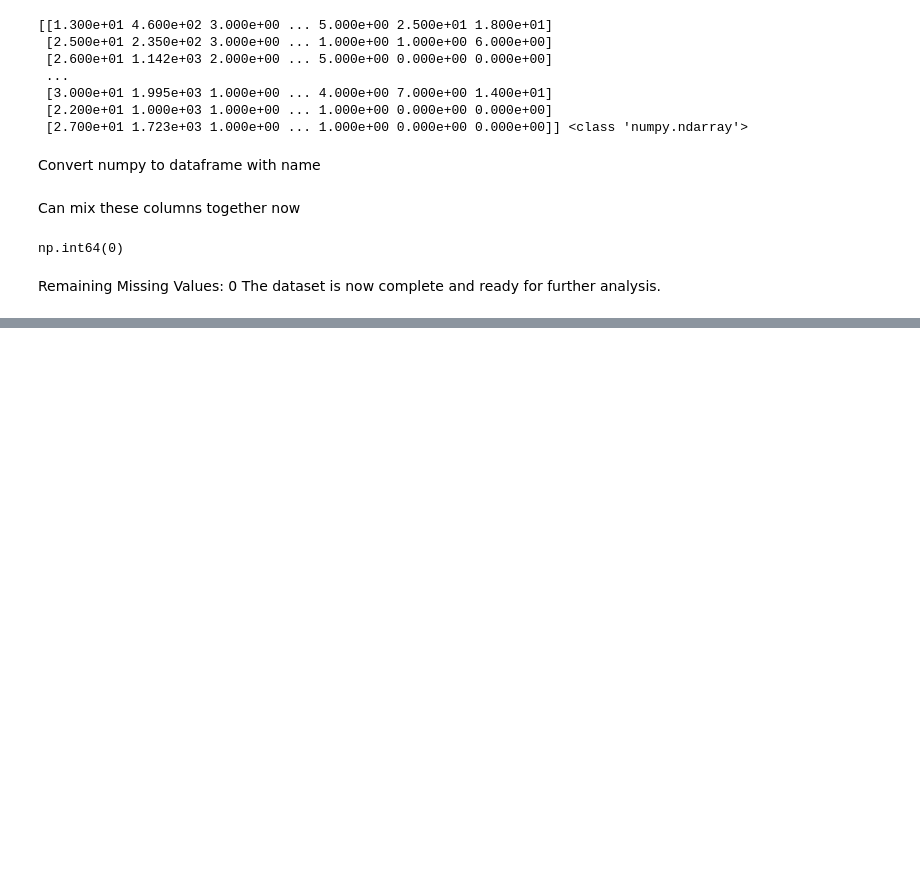
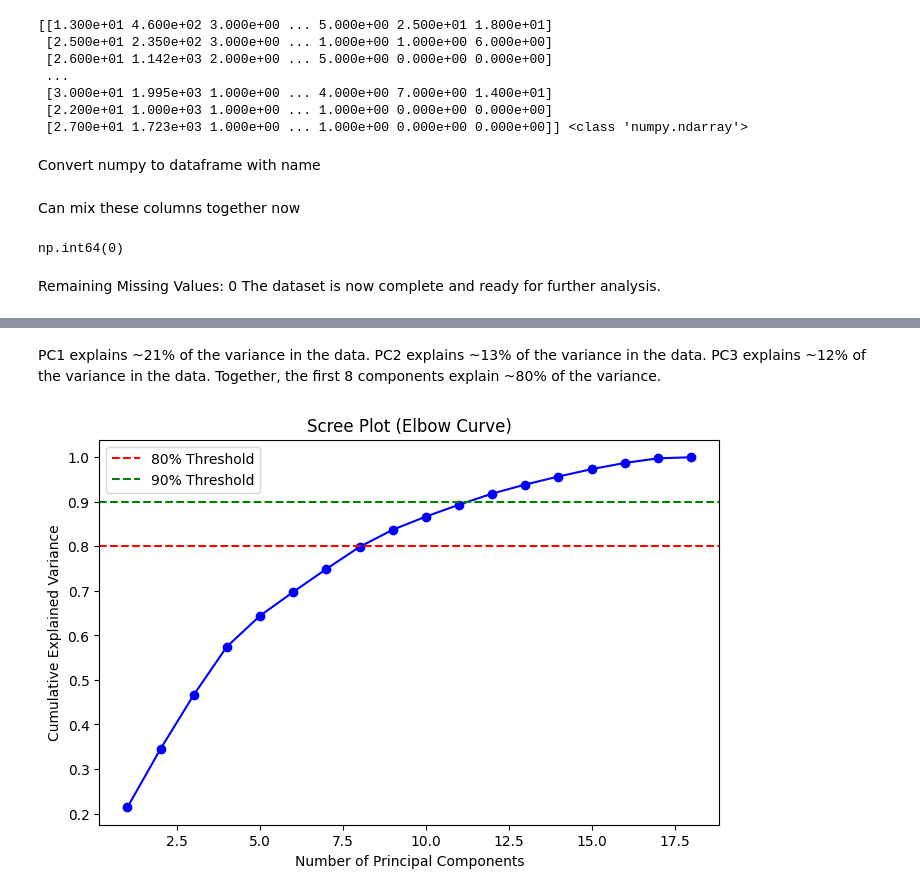
Before and after one commit to 1500-Shubham/Stockholm_University, a Jupyter notebook: DS/GoogleColabNotebooks/Lab1.ipynb, the cells around one changed output, grey strips where cells are left out. Drawn from its saved outputs; the diff is of its cells as text; code cells hidden in the pictures; blank space fills up the shorter version.

```diff
--- a/DS/GoogleColabNotebooks/Lab1.ipynb
+++ b/DS/GoogleColabNotebooks/Lab1.ipynb
@@ -194,0 +377,4 @@ The dataset is now complete and ready for further analysis.
+# %%
+X = df_after_imputation[numerical_columns]
+# all are in numeric ignoring categorical columns as they need one hot encoding these things
+y= df_after_imputation['target']
@@ -194,0 +384,5 @@ The dataset is now complete and ready for further analysis.
+# %%
+# Standardize
+scaler = StandardScaler()
+X_scaled = scaler.fit_transform(X)
+print(X_scaled.shape)
@@ -194,0 +391,5 @@ The dataset is now complete and ready for further analysis.
+# %%
+#PCA create
+pca = PCA()
+X_pca= pca.fit_transform(X_scaled)
+print(X_pca.shape)
@@ -194,0 +404,11 @@ The dataset is now complete and ready for further analysis.
+# %%
+# finding PC1 component and variance it contribute to
+# basically lambda values
+# Explained variance
+explained_var = pca.explained_variance_ratio_
+# Print explained variance info
+print("Explained variance per component:", explained_var)
+
+# Cumulative explained variance
+cumulative_var = explained_var.cumsum()
+print("\nCumulative explained variance:", cumulative_var)
@@ -194,0 +423,22 @@ The dataset is now complete and ready for further analysis.
+# %% [markdown]
+PC1 explains ~21% of the variance in the data.
+PC2 explains ~13% of the variance in the data.
+PC3 explains ~12% of the variance in the data.
+Together, the first 8 components explain ~80% of the variance.
+# %%
+# Plot this variance data
+# A scree plot shows how much variation in the data is explained by each principal component.
+
+# Plot the cumulative explained variance (scree plot)
+plt.figure(figsize=(8, 5))
+# x and y in data
+plt.plot(range(1, len(cumulative_var) + 1), cumulative_var, marker="o", color="blue")
+plt.axhline(y=0.8, color="r", linestyle="--", label="80% Threshold")
+plt.axhline(y=0.9, color="g", linestyle="--", label="90% Threshold")
+plt.xlabel("Number of Principal Components")
+plt.ylabel("Cumulative Explained Variance")
+plt.title("Scree Plot (Elbow Curve)")
+plt.legend()
+plt.show()
+# %% [output]
+[figure, added]
```
Also changed, not shown: parts of 34 cells of this notebook.
